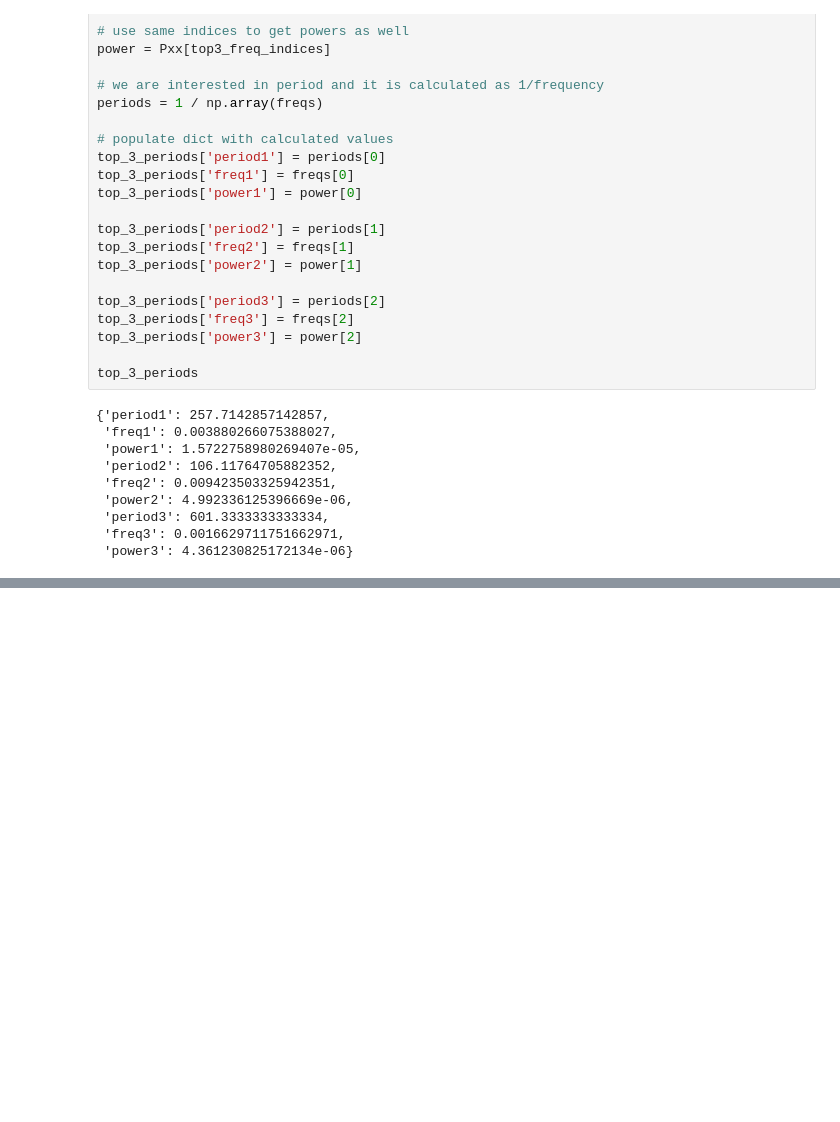
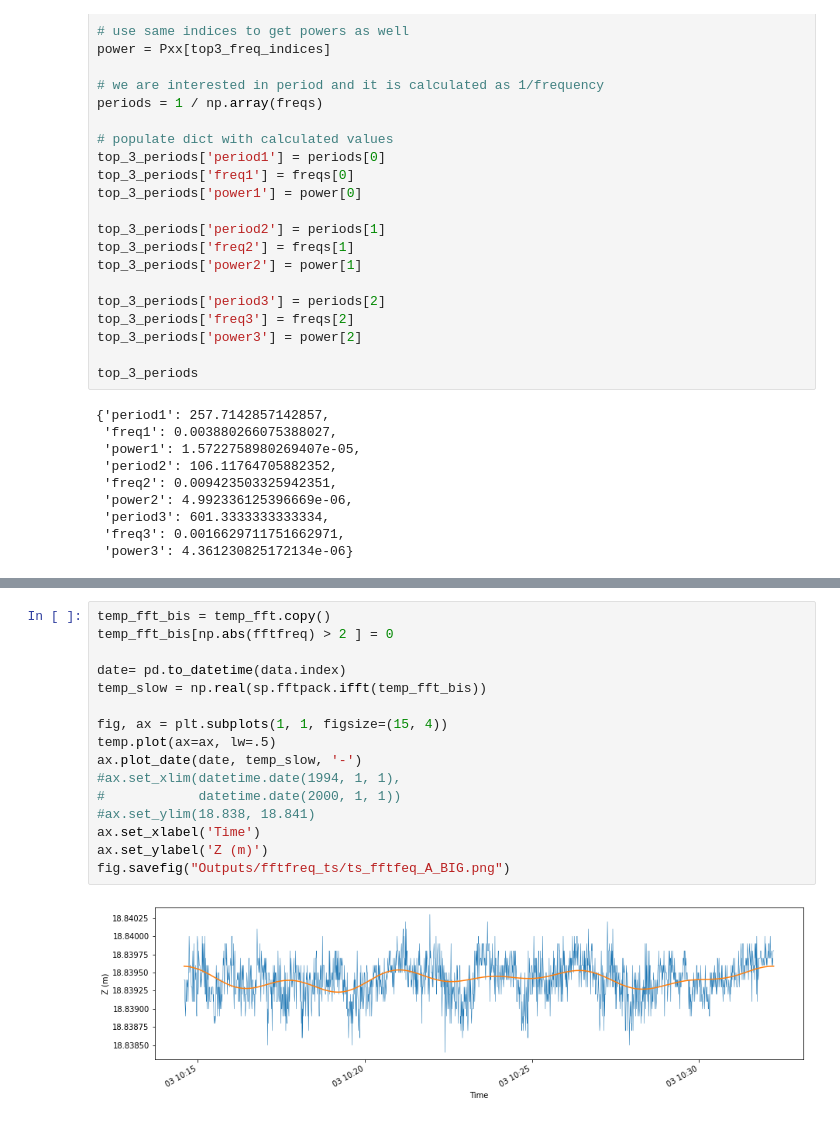
Before and after one commit to LabGeoTopo/fftpy_analysis, a Jupyter notebook: fft_analysis01.ipynb, the cells around one changed output, grey strips where cells are left out. Drawn from its saved outputs; the diff is of its cells as text; blank space fills up the shorter version.

```diff
--- a/fft_analysis01.ipynb
+++ b/fft_analysis01.ipynb
@@ -185,0 +183,18 @@ top_3_periods
+# %%
+temp_fft_bis = temp_fft.copy()
+temp_fft_bis[np.abs(fftfreq) > 2 ] = 0
+
+date= pd.to_datetime(data.index)
+temp_slow = np.real(sp.fftpack.ifft(temp_fft_bis))
+
+fig, ax = plt.subplots(1, 1, figsize=(15, 4))
+temp.plot(ax=ax, lw=.5)
+ax.plot_date(date, temp_slow, '-')
+#ax.set_xlim(datetime.date(1994, 1, 1),
+#            datetime.date(2000, 1, 1))
+#ax.set_ylim(18.838, 18.841)
+ax.set_xlabel('Time')
+ax.set_ylabel('Z (m)')
+fig.savefig("Outputs/fftfreq_ts/ts_fftfeq_A_BIG.png")
+# %% [output]
+[figure, added]
```
Also changed, not shown: parts of 11 cells of this notebook, 1 other file.
